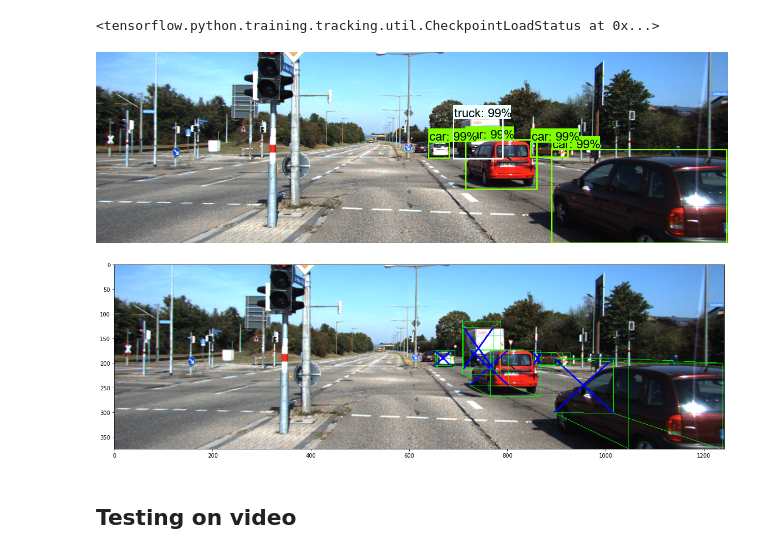
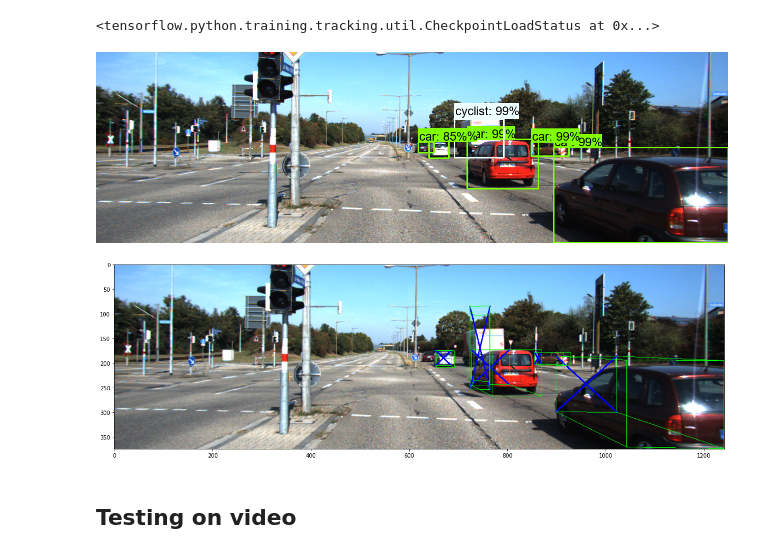
Before and after one commit to GhaziXX/3d-bounding-box-detection, a Jupyter notebook: 3d-bounding-box.ipynb, the cells around one changed output. Cells and saved outputs as stored; diff of their text form; code cells hidden in the pictures.

```diff
--- a/3d-bounding-box.ipynb
+++ b/3d-bounding-box.ipynb
@@ -53,7 +53,7 @@ FEATURE_EXTRACTOR_3D = 'mobilenetv2' #OR vgg16
 STANDARD_COLORS = ['AliceBlue', 'Chartreuse', 'Aqua', 'Aquamarine', 'Azure', 'Beige']
 
 category_index = {1: {'id': 1, 'name': 'car'}, 2: {'id': 2, 'name': 'pedestrian'},
-                  4: {'id': 4, 'name': 'truck'}, 3: {'id': 3, 'name': 'cyclist'}}
+                  3: {'id': 3, 'name': 'truck'}, 4: {'id': 4, 'name': 'cyclist'}}
 # %% [markdown]
 # Utils
 # %%
@@ -1166,21 +1166,21 @@ print("Count: ", cnt)
 # %% [markdown]
 ## Testing on images
 # %%
-model_2d = Utils.load_2D_model(r"C:\Users\gtoun\Desktop\3d bounding box\2d_model\saved_model")
+model_2d = Utils.load_2D_model(r"C:\Users\gtoun\Desktop\3d bounding box\3d-bounding-box-detection\2d_model\saved_model")
 model = build_model(input_shape = (224, 224, 3), weights = 'imagenet', freeze=True, feature_extractor=FEATURE_EXTRACTOR_3D)
-model.load_weights(r'C:\Users\gtoun\Desktop\3d bounding box\3d_model\saved_model')
+model.load_weights(r'C:\Users\gtoun\Desktop\3d bounding box\3d-bounding-box-detection\3d_model\saved_model')
 # %% [output]
 INFO:tensorflow:Saver not created because there are no variables in the graph to restore
 <tensorflow.python.training.tracking.util.CheckpointLoadStatus at 0x...>
 # %%
-image = r"C:\Users\gtoun\Desktop\3d bounding box\test_images\0000000100.png"
-calib = r"C:\Users\gtoun\Desktop\3d bounding box\test_images\calib_cam_to_cam.txt"
+image = r"C:\Users\gtoun\Desktop\3d bounding box\3d-bounding-box-detection\test_images\0000000100.png"
+calib = r"C:\Users\gtoun\Desktop\3d bounding box\3d-bounding-box-detection\test_images\calib_cam_to_cam.txt"
 pred = Utils.get_2D_detection(model_2d,image)
 Utils.show_2d_inference(model_2d, image)
 Utils.visualize_final_3D(model,image,calib,pred)
 # %% [output]
-[figure, old version]
+[figure, new version]
-[figure, old version]
+[figure, new version]
 # %% [markdown]
 ## Testing on video
 # %%
```
